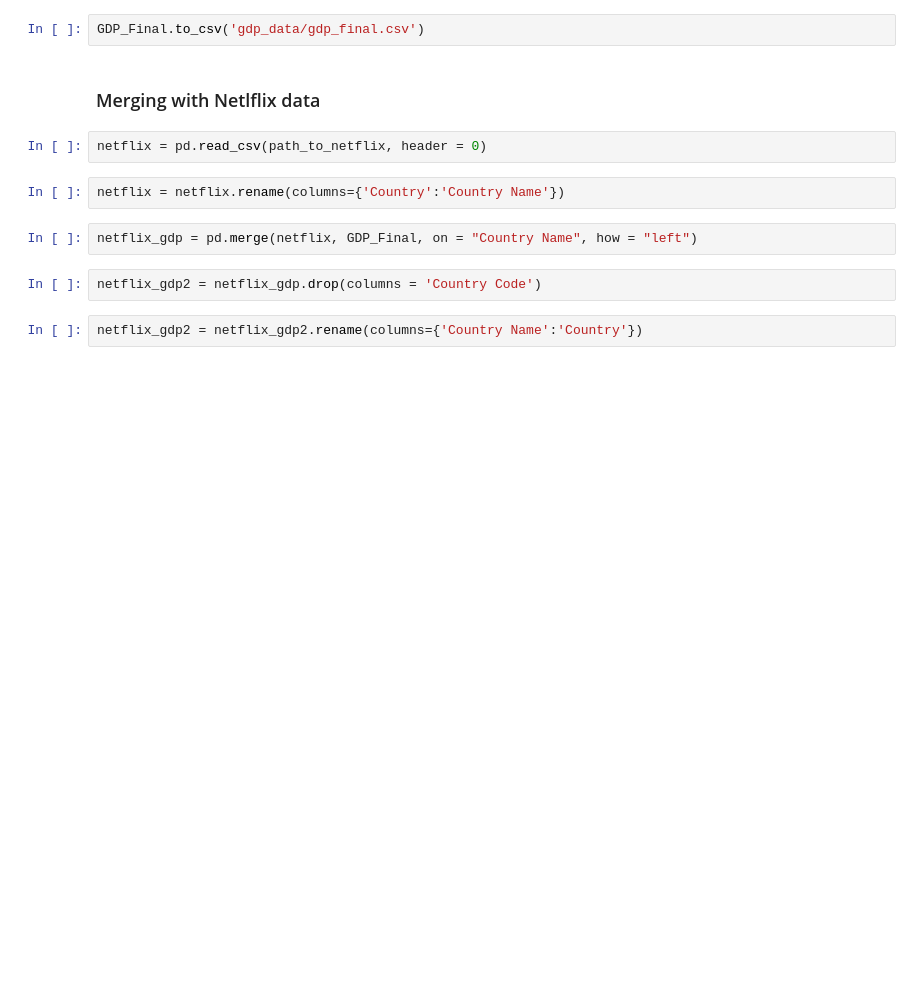
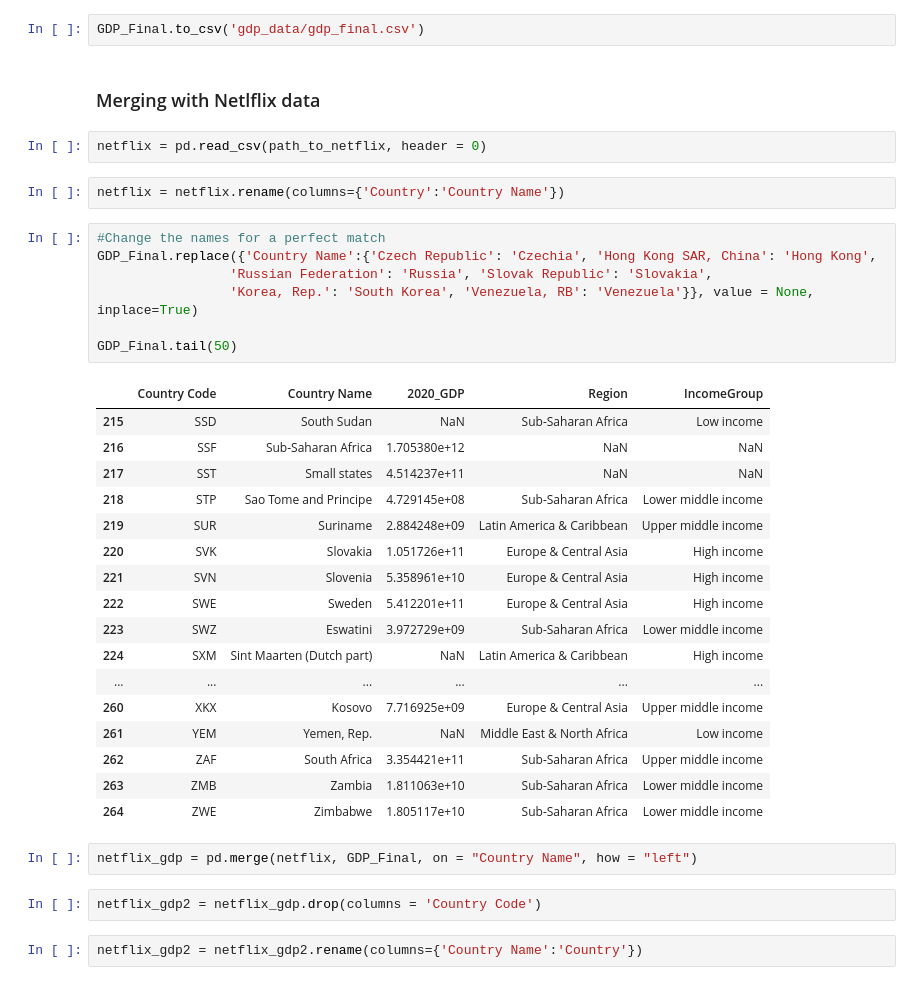
Before and after one commit to cdearman426/DS-Netflix-Project, a Jupyter notebook: gdp_data_cleaning.ipynb, the cells around one changed output. Saved outputs shown, nothing was run; the diff lists cells and outputs as text; blank space fills up the shorter version.

```diff
--- a/gdp_data_cleaning.ipynb
+++ b/gdp_data_cleaning.ipynb
@@ -76,6 +76,31 @@ GDP_Final.to_csv('gdp_data/gdp_final.csv')
 netflix = pd.read_csv(path_to_netflix, header = 0)
 # %%
 netflix = netflix.rename(columns={'Country':'Country Name'})
+# %%
+#Change the names for a perfect match
+GDP_Final.replace({'Country Name':{'Czech Republic': 'Czechia', 'Hong Kong SAR, China': 'Hong Kong',
+                 'Russian Federation': 'Russia', 'Slovak Republic': 'Slovakia',
+                 'Korea, Rep.': 'South Korea', 'Venezuela, RB': 'Venezuela'}}, value = None, inplace=True)
+
+GDP_Final.tail(50)
+# %% [output]
+|  | Country Code | Country Name | 2020_GDP | Region | IncomeGroup |
+| 215 | SSD | South Sudan | NaN | Sub-Saharan Africa | Low income |
+| 216 | SSF | Sub-Saharan Africa | 1.705380e+12 | NaN | NaN |
+| 217 | SST | Small states | 4.514237e+11 | NaN | NaN |
+| 218 | STP | Sao Tome and Principe | 4.729145e+08 | Sub-Saharan Africa | Lower middle income |
+| 219 | SUR | Suriname | 2.884248e+09 | Latin America & Caribbean | Upper middle income |
+| 220 | SVK | Slovakia | 1.051726e+11 | Europe & Central Asia | High income |
+| 221 | SVN | Slovenia | 5.358961e+10 | Europe & Central Asia | High income |
+| 222 | SWE | Sweden | 5.412201e+11 | Europe & Central Asia | High income |
+| 223 | SWZ | Eswatini | 3.972729e+09 | Sub-Saharan Africa | Lower middle income |
+| 224 | SXM | Sint Maarten (Dutch part) | NaN | Latin America & Caribbean | High income |
+| ... | ... | ... | ... | ... | ... |
+| 260 | XKX | Kosovo | 7.716925e+09 | Europe & Central Asia | Upper middle income |
+| 261 | YEM | Yemen, Rep. | NaN | Middle East & North Africa | Low income |
+| 262 | ZAF | South Africa | 3.354421e+11 | Sub-Saharan Africa | Upper middle income |
+| 263 | ZMB | Zambia | 1.811063e+10 | Sub-Saharan Africa | Lower middle income |
+| 264 | ZWE | Zimbabwe | 1.805117e+10 | Sub-Saharan Africa | Lower middle income |
 # %%
 netflix_gdp = pd.merge(netflix, GDP_Final, on = "Country Name", how = "left")
 # %%
```
Also changed, not shown: parts of 1 cell of this notebook.
